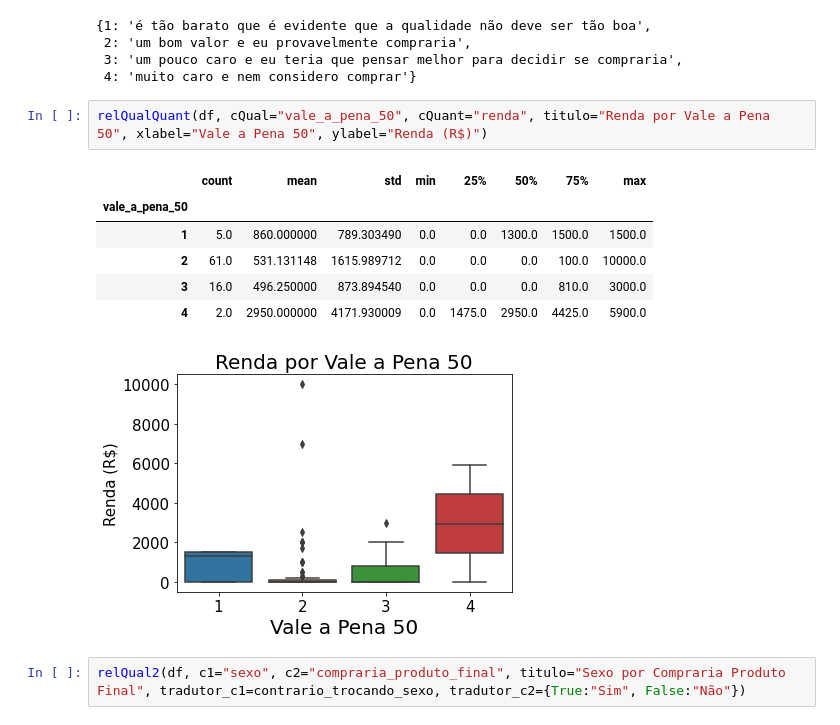
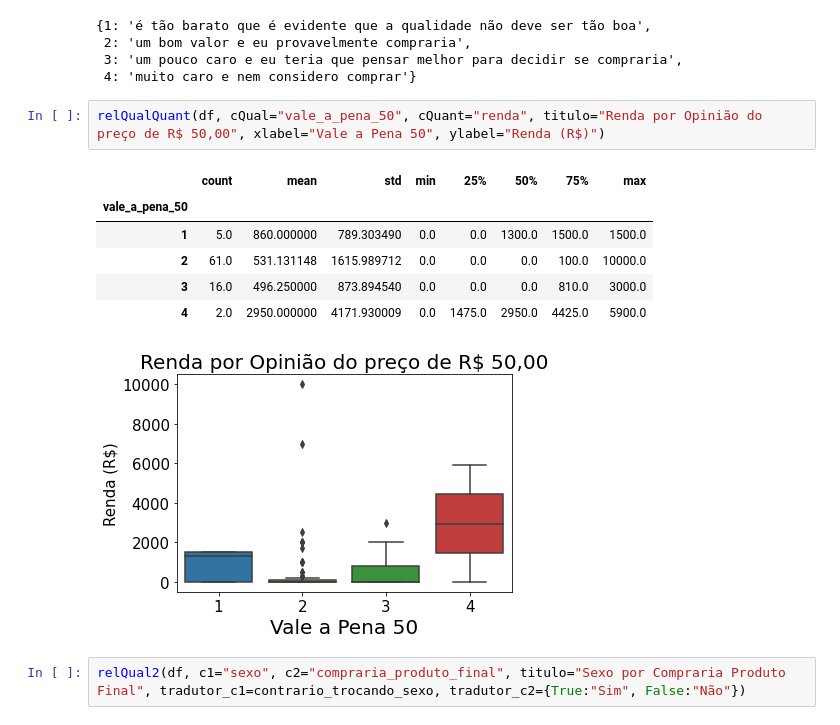
Before and after one commit to JoaoVitorBranco/T1-Estatisitca, a Jupyter notebook: T1_estatistica.ipynb, the cells around one changed output. Drawn from its saved outputs; the diff is of its cells as text.

```diff
--- a/T1_estatistica.ipynb
+++ b/T1_estatistica.ipynb
@@ -929,15 +967,15 @@ contrario_vale_pena_50_opcoes
  3: 'um pouco caro e eu teria que pensar melhor para decidir se compraria',
  4: 'muito caro e nem considero comprar'}
 # %%
-relQualQuant(df, cQual="vale_a_pena_50", cQuant="renda", titulo="Renda por Vale a Pena 50", xlabel="Vale a Pena 50", ylabel="Renda (R$)")
+relQualQuant(df, cQual="vale_a_pena_50", cQuant="renda", titulo="Renda por Opinião do preço de R$ 50,00", xlabel="Vale a Pena 50", ylabel="Renda (R$)")
 # %% [output]
 |  | count | mean | std | min | 25% | 50% | 75% | max |
 | vale_a_pena_50 |  |  |  |  |  |  |  |  |
 | 1 | 5.0 | 860.000000 | 789.303490 | 0.0 | 0.0 | 1300.0 | 1500.0 | 1500.0 |
 | 2 | 61.0 | 531.131148 | 1615.989712 | 0.0 | 0.0 | 0.0 | 100.0 | 10000.0 |
 | 3 | 16.0 | 496.250000 | 873.894540 | 0.0 | 0.0 | 0.0 | 810.0 | 3000.0 |
 | 4 | 2.0 | 2950.000000 | 4171.930009 | 0.0 | 1475.0 | 2950.0 | 4425.0 | 5900.0 |
-[figure, old version]
+[figure, new version]
 # %%
 relQual2(df, c1="sexo", c2="compraria_produto_final", titulo="Sexo por Compraria Produto Final", tradutor_c1=contrario_trocando_sexo, tradutor_c2={True:"Sim", False:"Não"})
 # %% [output]
```
Also changed, not shown: parts of 3 cells of this notebook, 1 other file.
